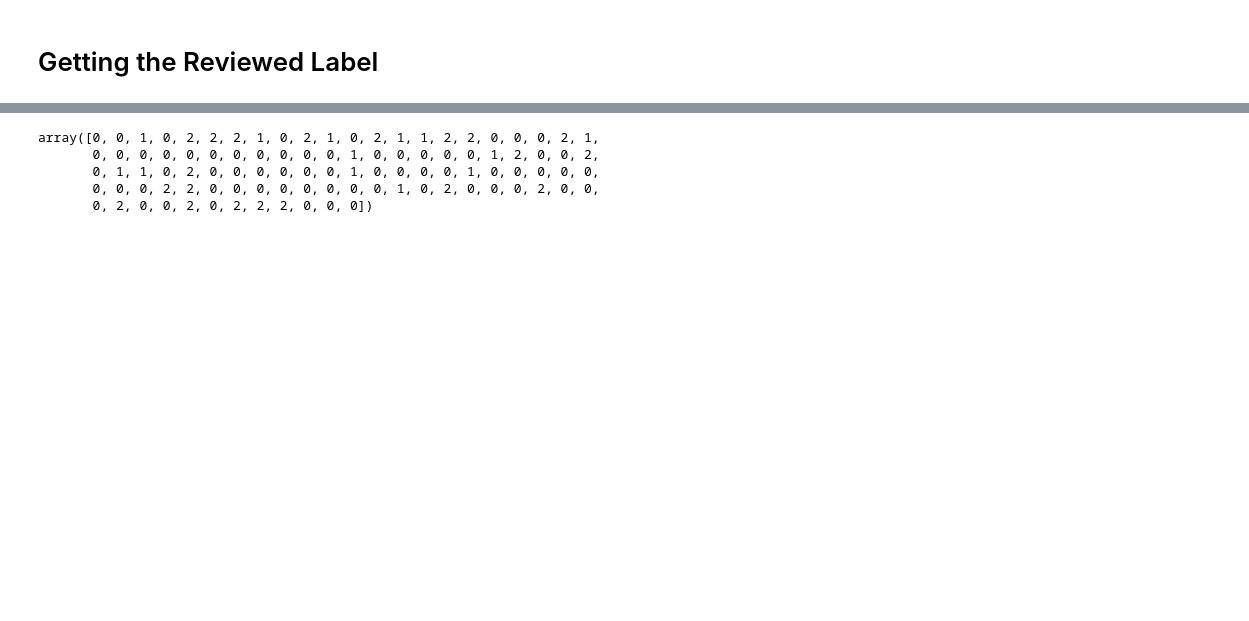
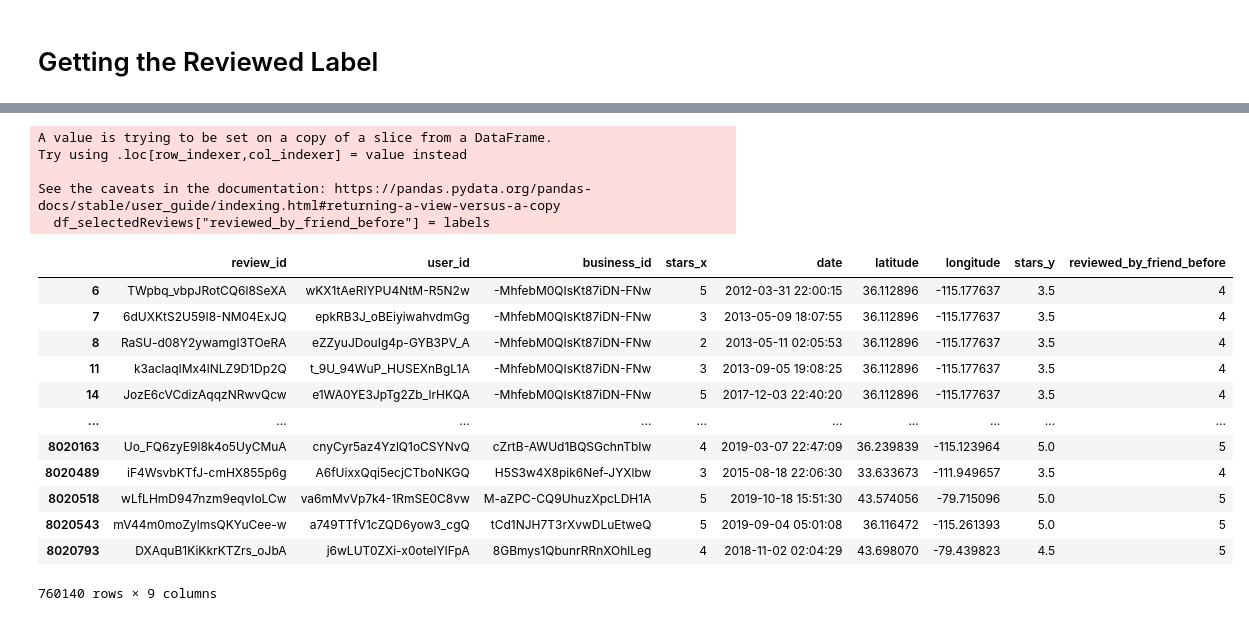
Before and after one commit to epfl-ada/ada-2020-project-milestone-p3-p3_kergagnant, a Jupyter notebook: Analysis Label.ipynb, the cells around one changed output, grey strips where cells are left out. Cells and saved outputs as stored; diff of their text form; code cells hidden in the pictures; blank space fills up the shorter version.

```diff
--- a/Analysis Label.ipynb
+++ b/Analysis Label.ipynb
@@ -135,18 +162,15 @@ def get_visit_label(user_id,business_id,date_user):
     #get friend list of user:
     friends = friends_dict.get(user_id)
     for friend_id in friends:
-        if((friend_id,business_id) in df_reviews_groupedUser.index):
-            friend_review = df_reviews_groupedUser.loc[friend_id].loc[business_id]
-            for date,rating in zip(friend_review.date,friend_review.rating):
+        friend_dates_rating = user_business_date_dict.get(friend_id, {}).get(business_id)
+        if(friend_dates_rating != None):
+            for date,rating in zip(friend_dates_rating[0],friend_dates_rating[1]):
                 if(date < date_user):
-                    if(rating >= 3.5):
-                        return 2
-                    else:
-                        return 1
-    return 0
+                    return rating
+    return -1
 # %%
 selected_reviews_array = np.array(df_selectedReviews[["user_id","business_id","date"]])
 # %%
 get_visit_label_vec = np.vectorize(get_visit_label)
 # %%
-labels = get_visit_label_n(selected_reviews_array[:,0],selected_reviews_array[:,1],selected_reviews_array[:,2])
+labels = get_visit_label_vec(selected_reviews_array[:,0],selected_reviews_array[:,1],selected_reviews_array[:,2])
@@ -155,8 +177,24 @@ labels = np.apply_along_axis(get_visit_label,axis = 1, arr = selected_reviews_ar
-# %%
-labels
-# %% [output]
-array([0, 0, 1, 0, 2, 2, 2, 1, 0, 2, 1, 0, 2, 1, 1, 2, 2, 0, 0, 0, 2, 1,
-       0, 0, 0, 0, 0, 0, 0, 0, 0, 0, 0, 1, 0, 0, 0, 0, 0, 1, 2, 0, 0, 2,
-       0, 1, 1, 0, 2, 0, 0, 0, 0, 0, 0, 1, 0, 0, 0, 0, 1, 0, 0, 0, 0, 0,
-       0, 0, 0, 2, 2, 0, 0, 0, 0, 0, 0, 0, 0, 1, 0, 2, 0, 0, 0, 2, 0, 0,
-       0, 2, 0, 0, 2, 0, 2, 2, 2, 0, 0, 0])
+# %%
+df_selectedReviews["reviewed_by_friend_before"] = labels
+# %% [output]
+A value is trying to be set on a copy of a slice from a DataFrame.
+Try using .loc[row_indexer,col_indexer] = value instead
+
+See the caveats in the documentation: https://pandas.pydata.org/pandas-docs/stable/user_guide/indexing.html#returning-a-view-versus-a-copy
+  df_selectedReviews["reviewed_by_friend_before"] = labels
+# %%
+df_selectedReviews[df_selectedReviews["reviewed_by_friend_before"] > 3]
+# %% [output]
+|  | review_id | user_id | business_id | stars_x | date | latitude | longitude | stars_y | reviewed_by_friend_before |
+| 6 | TWpbq_vbpJRotCQ6l8SeXA | wKX1tAeRIYPU4NtM-R5N2w | -MhfebM0QIsKt87iDN-FNw | 5 | 2012-03-31 22:00:15 | 36.112896 | -115.177637 | 3.5 | 4 |
+| 7 | 6dUXKtS2U59I8-NM04ExJQ | epkRB3J_oBEiyiwahvdmGg | -MhfebM0QIsKt87iDN-FNw | 3 | 2013-05-09 18:07:55 | 36.112896 | -115.177637 | 3.5 | 4 |
+| 8 | RaSU-d08Y2ywamgI3TOeRA | eZZyuJDouIg4p-GYB3PV_A | -MhfebM0QIsKt87iDN-FNw | 2 | 2013-05-11 02:05:53 | 36.112896 | -115.177637 | 3.5 | 4 |
+| 11 | k3aclaqIMx4lNLZ9D1Dp2Q | t_9U_94WuP_HUSEXnBgL1A | -MhfebM0QIsKt87iDN-FNw | 3 | 2013-09-05 19:08:25 | 36.112896 | -115.177637 | 3.5 | 4 |
+| 14 | JozE6cVCdizAqqzNRwvQcw | e1WA0YE3JpTg2Zb_lrHKQA | -MhfebM0QIsKt87iDN-FNw | 5 | 2017-12-03 22:40:20 | 36.112896 | -115.177637 | 3.5 | 4 |
+| ... | ... | ... | ... | ... | ... | ... | ... | ... | ... |
+| 8020163 | Uo_FQ6zyE9l8k4o5UyCMuA | cnyCyr5az4YzlQ1oCSYNvQ | cZrtB-AWUd1BQSGchnTbIw | 4 | 2019-03-07 22:47:09 | 36.239839 | -115.123964 | 5.0 | 5 |
+| 8020489 | iF4WsvbKTfJ-cmHX855p6g | A6fUixxQqi5ecjCTboNKGQ | H5S3w4X8pik6Nef-JYXlbw | 3 | 2015-08-18 22:06:30 | 33.633673 | -111.949657 | 3.5 | 4 |
+| 8020518 | wLfLHmD947nzm9eqvIoLCw | va6mMvVp7k4-1RmSE0C8vw | M-aZPC-CQ9UhuzXpcLDH1A | 5 | 2019-10-18 15:51:30 | 43.574056 | -79.715096 | 5.0 | 5 |
+| 8020543 | mV44m0moZylmsQKYuCee-w | a749TTfV1cZQD6yow3_cgQ | tCd1NJH7T3rXvwDLuEtweQ | 5 | 2019-09-04 05:01:08 | 36.116472 | -115.261393 | 5.0 | 5 |
+| 8020793 | DXAquB1KiKkrKTZrs_oJbA | j6wLUT0ZXi-x0otelYIFpA | 8GBmys1QbunrRRnXOhlLeg | 4 | 2018-11-02 02:04:29 | 43.698070 | -79.439823 | 4.5 | 5 |
+760140 rows × 9 columns
```
Also changed, not shown: parts of 9 cells of this notebook.
